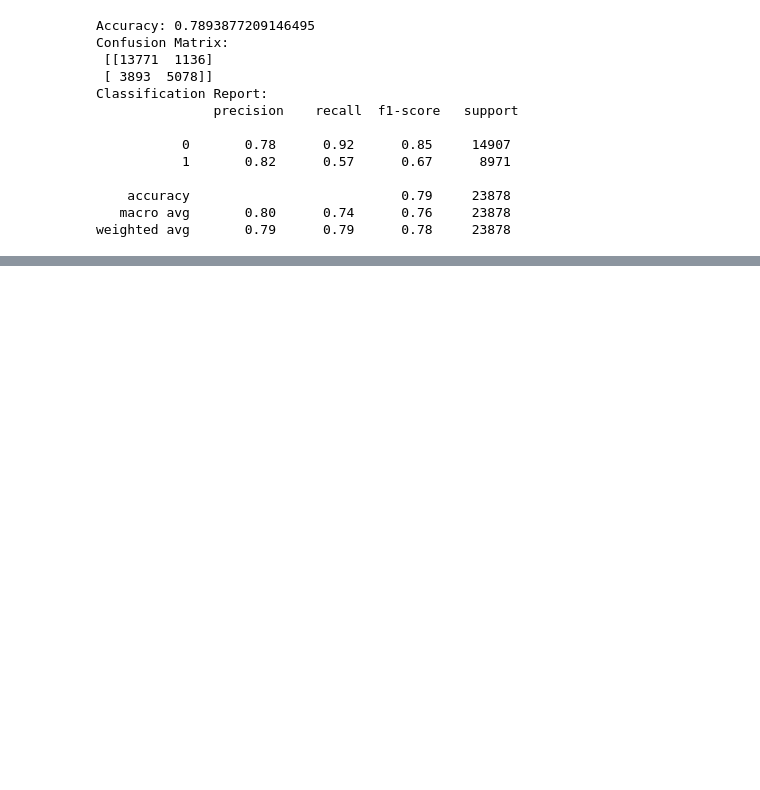
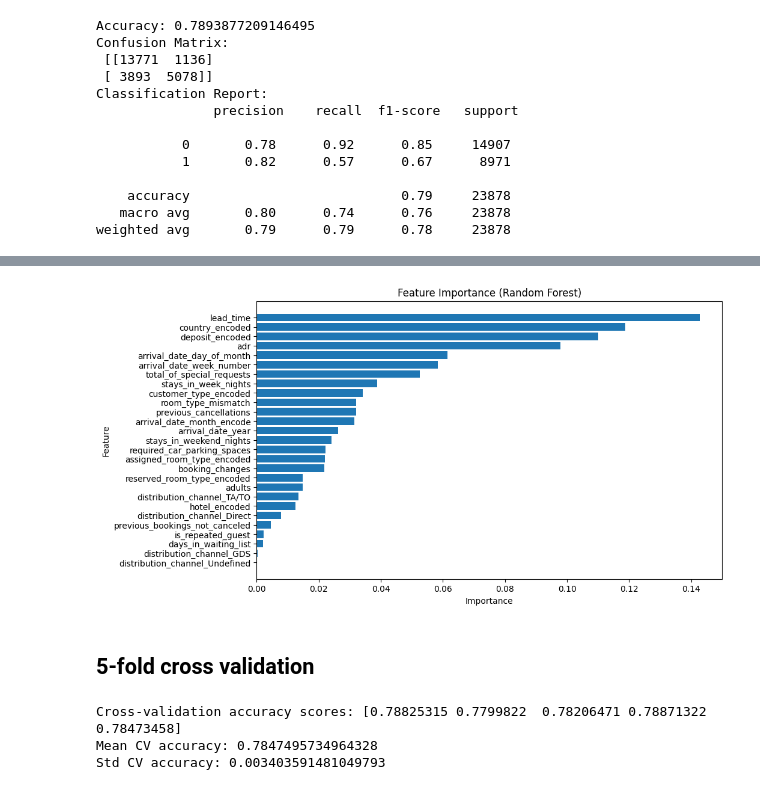
Before and after one commit to 4502-Group-6/Mining-project, a Jupyter notebook: notebooks/3-ekf-log-model.ipynb, the cells around one changed output, grey strips where cells are left out. Saved outputs shown, nothing was run; the diff lists cells and outputs as text; code cells hidden in the pictures; blank space fills up the shorter version.

Commit message:
added 5 fold validation to log model

```diff
--- a/notebooks/3-ekf-log-model.ipynb
+++ b/notebooks/3-ekf-log-model.ipynb
@@ -44,0 +129,4 @@ weighted avg       0.79      0.79      0.78     23878
+# %%
+# fit the model
+logreg_reduced = LogisticRegression()
+logreg_reduced.fit(X_train_reduced_scaled, y_train)
@@ -44,0 +165,15 @@ weighted avg       0.79      0.79      0.78     23878
+# %%
+# Fit the logistic regression model
+logreg_reduced.fit(X_train_scaled, y_train)
+
+# Extract coefficients
+feature_importance = pd.DataFrame({
+    'Feature': X_train.columns,
+    'Coefficient': logreg_reduced.coef_[0]
+})
+
+# Sort by importance (absolute value of coefficients)
+feature_importance['Importance'] = np.abs(feature_importance['Coefficient'])
+feature_importance = feature_importance.sort_values(by='Importance', ascending=False)
+
+print(feature_importance)
@@ -44,0 +198,14 @@ weighted avg       0.79      0.79      0.78     23878
+# %%
+from sklearn.ensemble import RandomForestClassifier
+
+# Fit a Random Forest model
+rf_model = RandomForestClassifier(random_state=42)
+rf_model.fit(X_train, y_train)
+
+# Get feature importances
+rf_feature_importance = pd.DataFrame({
+    'Feature': X_train.columns,
+    'Importance': rf_model.feature_importances_
+}).sort_values(by='Importance', ascending=False)
+
+print(rf_feature_importance)
@@ -44,0 +230,30 @@ weighted avg       0.79      0.79      0.78     23878
+# %%
+import matplotlib.pyplot as plt
+
+# Random Forest Example
+plt.figure(figsize=(10, 6))
+plt.barh(rf_feature_importance['Feature'], rf_feature_importance['Importance'])
+plt.xlabel('Importance')
+plt.ylabel('Feature')
+plt.title('Feature Importance (Random Forest)')
+plt.gca().invert_yaxis()  # Invert for better readability
+plt.show()
+# %% [output]
+[figure, added]
+# %% [markdown]
+## 5-fold cross validation
+# %%
+from sklearn.model_selection import StratifiedKFold, cross_val_score
+
+# Perform 5-fold cross-validation
+cv = StratifiedKFold(n_splits=5, shuffle=True, random_state=42)
+cv_scores = cross_val_score(logreg_reduced, X_train_reduced_scaled, y_train, cv=cv, scoring='accuracy')
+
+# Report cross-validation performance
+print("Cross-validation accuracy scores:", cv_scores)
+print("Mean CV accuracy:", np.mean(cv_scores))
+print("Std CV accuracy:", np.std(cv_scores))
+# %% [output]
+Cross-validation accuracy scores: [0.78825315 0.7799822  0.78206471 0.78871322 0.78473458]
+Mean CV accuracy: 0.7847495734964328
+Std CV accuracy: 0.003403591481049793
```
Also changed, not shown: parts of 20 cells of this notebook.
